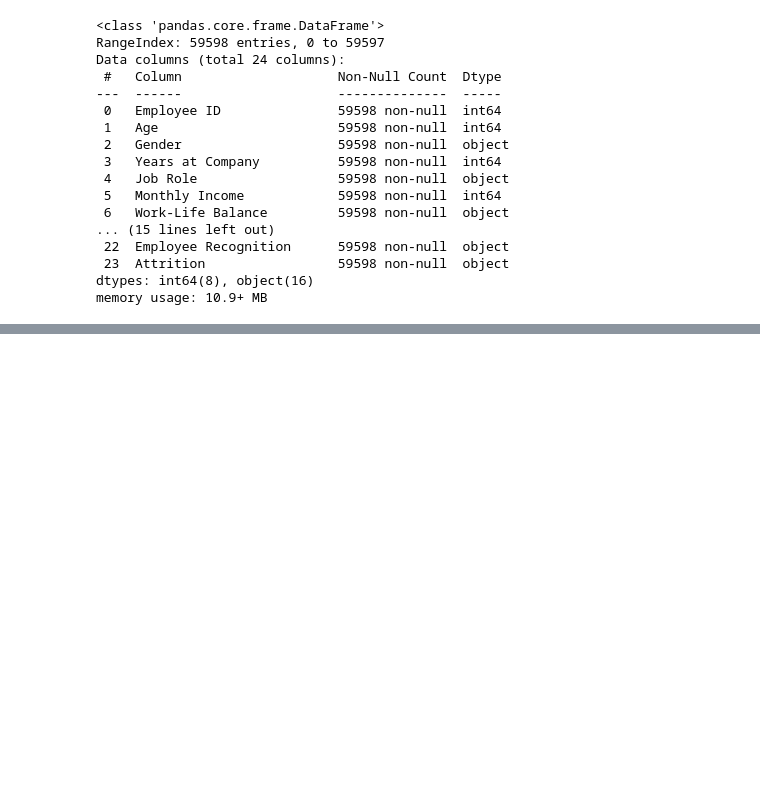
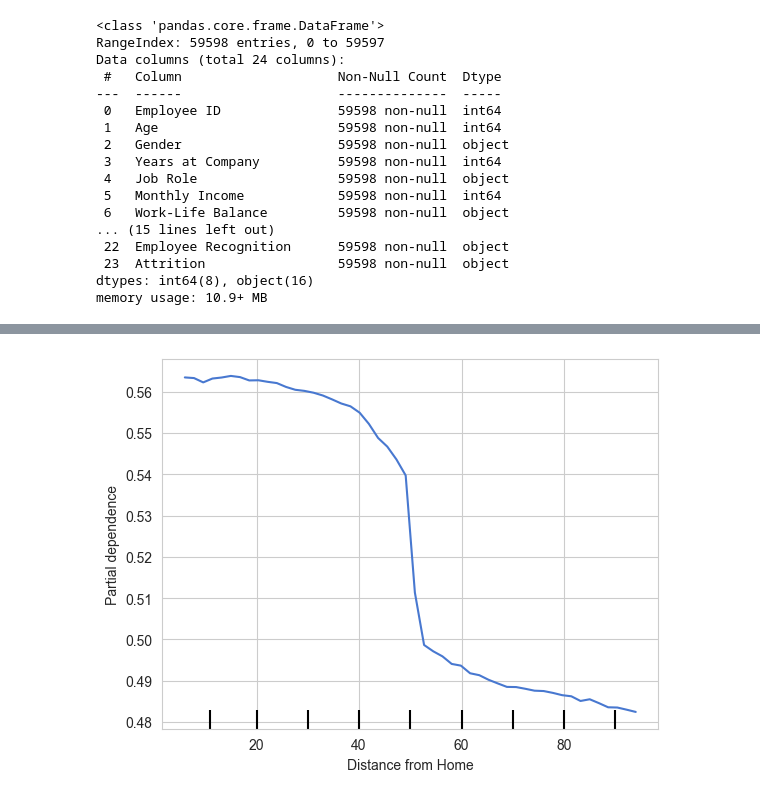
Before and after one commit to lukgra/MakeThemStay, a Jupyter notebook: model/workplace.ipynb, the cells around one changed output, grey strips where cells are left out. Saved outputs shown, nothing was run; the diff lists cells and outputs as text; code cells hidden in the pictures; blank space fills up the shorter version.

```diff
--- a/model/workplace.ipynb
+++ b/model/workplace.ipynb
@@ -84,0 +315,21 @@ plot_hist_and_box(train_df)
+# %%
+from sklearn.inspection import PartialDependenceDisplay
+
+# Assuming rf_model is your trained RandomForest model
+# X_train is your training data (without the target variable)
+
+# Generate the partial dependence plot for a feature
+feature_to_investigate = 'Distance from Home'  # Replace with your feature name
+
+# Create the Partial Dependence Display
+display = PartialDependenceDisplay.from_estimator(model_pipeline,
+                                                  X_train,
+                                                  features=[feature_to_investigate],
+                                                  feature_names=X_train.columns,
+                                                  grid_resolution=50)
+
+# To show the plot (in Jupyter Notebooks, for example)
+import matplotlib.pyplot as plt
+plt.show()
+# %% [output]
+[figure, added]
```
Also changed, not shown: parts of 12 cells of this notebook, 1 other file.
